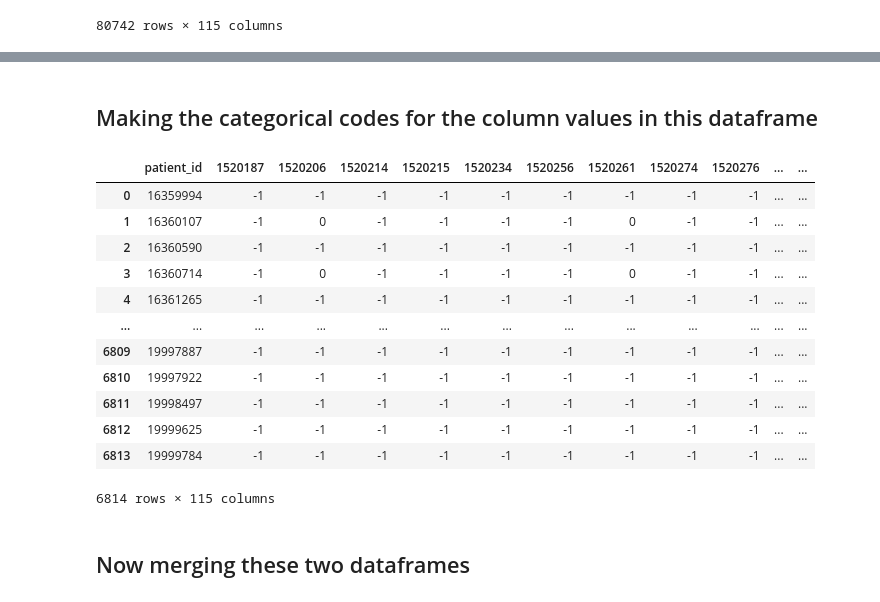
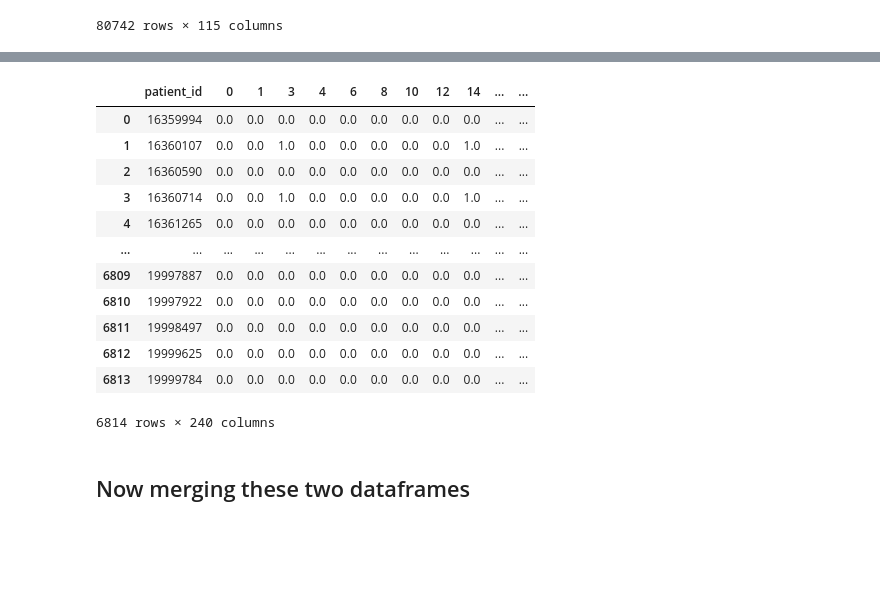
Before and after one commit to iupui-soic/mimic-openmrs-cdss, a Jupyter notebook: model_evaluation/Model_Evaluation_Data_Preprocessing_Feb25.ipynb, the cells around one changed output, grey strips where cells are left out. Cells and saved outputs as stored; diff of their text form; code cells hidden in the pictures; blank space fills up the shorter version.

```diff
--- a/model_evaluation/CDSS_Model_Evaluation_Preprocessing_XGBoost_Feb16.ipynb
+++ b/model_evaluation/Model_Evaluation_Data_Preprocessing_Feb25.ipynb
@@ -306,2 +351,0 @@ Length: 115, dtype: object
-# %% [markdown]
-## Making the categorical codes for the column values in this dataframe
@@ -318,19 +352,21 @@ squeezed_coded=w
-# %%
-squeezed_coded
-# %% [output]
-|  | patient_id | 1520187 | 1520206 | 1520214 | 1520215 | 1520234 | 1520256 | 1520261 | 1520274 | 1520276 | ... | ... |
-| 0 | 16359994 | -1 | -1 | -1 | -1 | -1 | -1 | -1 | -1 | -1 | ... | ... |
-| 1 | 16360107 | -1 | 0 | -1 | -1 | -1 | -1 | 0 | -1 | -1 | ... | ... |
-| 2 | 16360590 | -1 | -1 | -1 | -1 | -1 | -1 | -1 | -1 | -1 | ... | ... |
-| 3 | 16360714 | -1 | 0 | -1 | -1 | -1 | -1 | 0 | -1 | -1 | ... | ... |
-| 4 | 16361265 | -1 | -1 | -1 | -1 | -1 | -1 | -1 | -1 | -1 | ... | ... |
-| ... | ... | ... | ... | ... | ... | ... | ... | ... | ... | ... | ... | ... |
-| 6809 | 19997887 | -1 | -1 | -1 | -1 | -1 | -1 | -1 | -1 | -1 | ... | ... |
-| 6810 | 19997922 | -1 | -1 | -1 | -1 | -1 | -1 | -1 | -1 | -1 | ... | ... |
-| 6811 | 19998497 | -1 | -1 | -1 | -1 | -1 | -1 | -1 | -1 | -1 | ... | ... |
-| 6812 | 19999625 | -1 | -1 | -1 | -1 | -1 | -1 | -1 | -1 | -1 | ... | ... |
-| 6813 | 19999784 | -1 | -1 | -1 | -1 | -1 | -1 | -1 | -1 | -1 | ... | ... |
-6814 rows × 115 columns
+# %%
+squeezed_coded= sk_data_df.groupby('patient_id').agg('max')
+squeezed_coded=squeezed_coded.reset_index()
+squeezed_coded
+# %% [output]
+|  | patient_id | 0 | 1 | 3 | 4 | 6 | 8 | 10 | 12 | 14 | ... | ... |
+| 0 | 16359994 | 0.0 | 0.0 | 0.0 | 0.0 | 0.0 | 0.0 | 0.0 | 0.0 | 0.0 | ... | ... |
+| 1 | 16360107 | 0.0 | 0.0 | 1.0 | 0.0 | 0.0 | 0.0 | 0.0 | 0.0 | 1.0 | ... | ... |
+| 2 | 16360590 | 0.0 | 0.0 | 0.0 | 0.0 | 0.0 | 0.0 | 0.0 | 0.0 | 0.0 | ... | ... |
+| 3 | 16360714 | 0.0 | 0.0 | 1.0 | 0.0 | 0.0 | 0.0 | 0.0 | 0.0 | 1.0 | ... | ... |
+| 4 | 16361265 | 0.0 | 0.0 | 0.0 | 0.0 | 0.0 | 0.0 | 0.0 | 0.0 | 0.0 | ... | ... |
+| ... | ... | ... | ... | ... | ... | ... | ... | ... | ... | ... | ... | ... |
+| 6809 | 19997887 | 0.0 | 0.0 | 0.0 | 0.0 | 0.0 | 0.0 | 0.0 | 0.0 | 0.0 | ... | ... |
+| 6810 | 19997922 | 0.0 | 0.0 | 0.0 | 0.0 | 0.0 | 0.0 | 0.0 | 0.0 | 0.0 | ... | ... |
+| 6811 | 19998497 | 0.0 | 0.0 | 0.0 | 0.0 | 0.0 | 0.0 | 0.0 | 0.0 | 0.0 | ... | ... |
+| 6812 | 19999625 | 0.0 | 0.0 | 0.0 | 0.0 | 0.0 | 0.0 | 0.0 | 0.0 | 0.0 | ... | ... |
+| 6813 | 19999784 | 0.0 | 0.0 | 0.0 | 0.0 | 0.0 | 0.0 | 0.0 | 0.0 | 0.0 | ... | ... |
+6814 rows × 240 columns
 # %% [markdown]
 ## Now merging these two dataframes
 # %%
```
Also changed, not shown: parts of 16 cells of this notebook, 6 other files.
